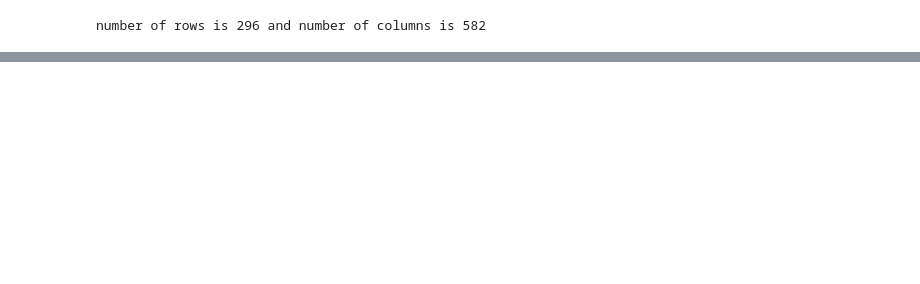
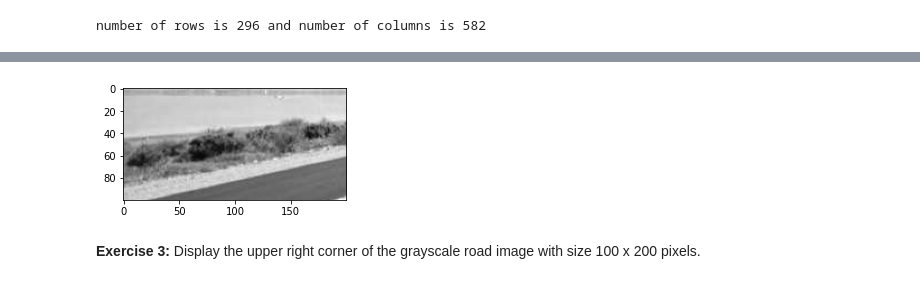
Before and after one commit to acflippo/Intro_to_Computer_Vision, a Jupyter notebook: Lesson1/ComputerVision_Basics.ipynb, the cells around one changed output, grey strips where cells are left out. Drawn from its saved outputs; the diff is of its cells as text; code cells hidden in the pictures; blank space fills up the shorter version.

```diff
--- a/Lesson1/ComputerVision_Basics.ipynb
+++ b/Lesson1/ComputerVision_Basics.ipynb
@@ -327,2 +342,12 @@ __Exercise 2:__ Using our gray_road_img do the followin :
+# %%
+# Control the size of the image for output
+plt.rcParams["figure.figsize"] = [4, 3]
+
+plt.imshow(small_gray_road_img, cmap='gray')
+plt.show()
+# %% [output]
+[figure, added]
+# %% [markdown]
+__Exercise 3:__ Display the upper right corner of the grayscale road image with size 100 x 200 pixels.
 # %%
 # TODO
```
Also changed, not shown: parts of 8 cells of this notebook.
